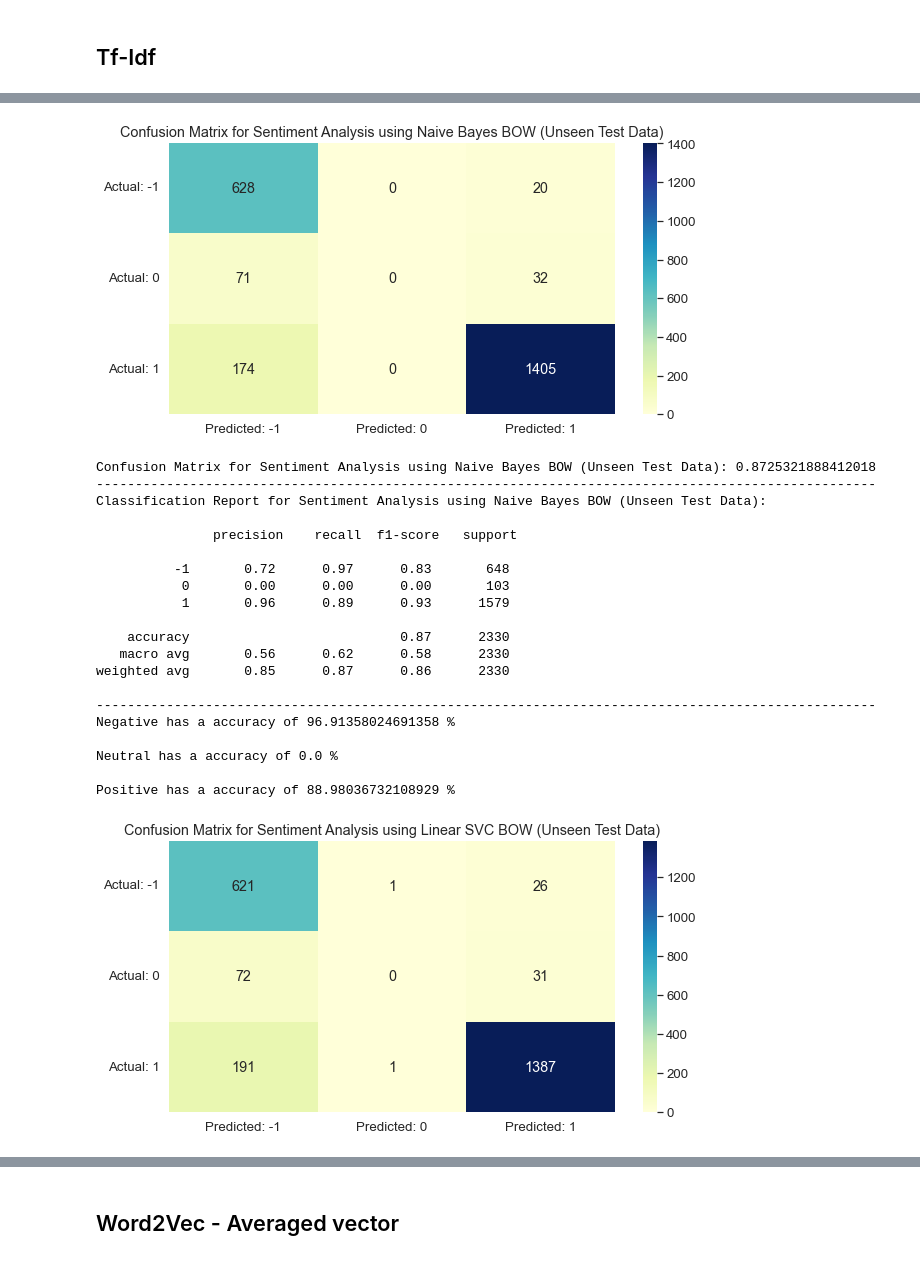
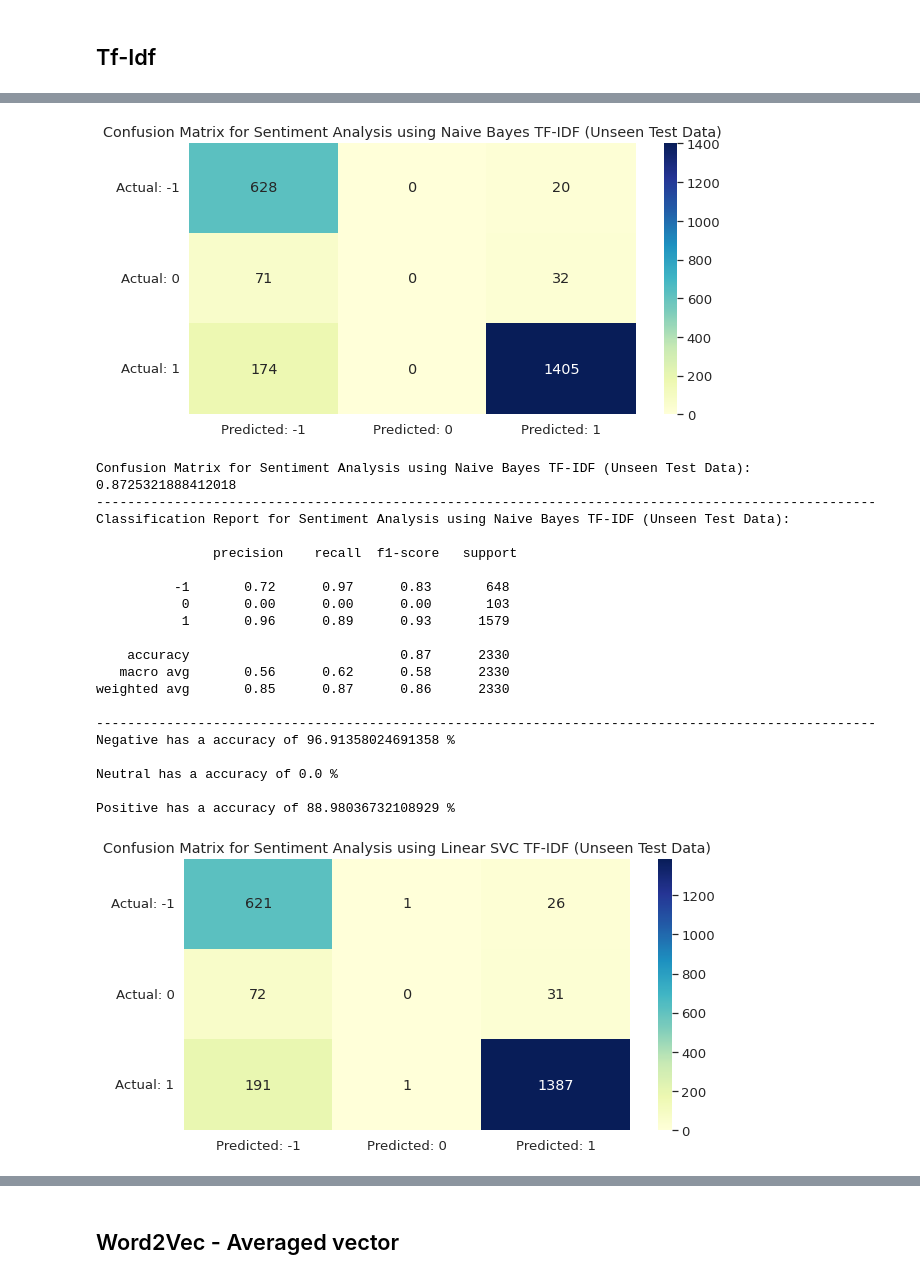
Before and after one commit to GxTeo/CZ-CE4045_NLP_Group_12, a Jupyter notebook: classification_GX.ipynb, the cells around one changed output, grey strips where cells are left out. Drawn from its saved outputs; the diff is of its cells as text; code cells hidden in the pictures.

```diff
--- a/classification_GX.ipynb
+++ b/classification_GX.ipynb
@@ -162,5 +216,5 @@ test_df = pd.concat(df_list,ignore_index=True)
 # %%
-test_df.drop(columns = ['Unnamed: 0.1', 'Unnamed: 0', 'Unnamed: 0.2'], inplace = True)
+test_df.drop(columns = ['Unnamed: 0.1', 'Unnamed: 0'], inplace = True)
 test_df
 # %% [output]
 |  | productAsin | ratingScore | reviewTitle | reviewReaction | reviewDescription | isVerified | category | ... |
@@ -490,7 +536,7 @@ Linear SVC
 # %%
 # Support vector machine
 def Linear_SVC_model(X_train, Y_train):
-    Linear_SVC_mod = LinearSVC(max_iter=3000)
+    Linear_SVC_mod = LinearSVC(max_iter=5000)
     Linear_SVC_mod.fit(X_train, Y_train)
 
     return Linear_SVC_mod
@@ -588,12 +677,12 @@ unseen_Logistic_Regression_tfidf_prediction = Logistic_Regression_tfidf.predict(
 # %%
-plot_confusion_matrix(unseen_Y_test, unseen_naive_bayes_tfidf_prediction, "Naive Bayes BOW (Unseen Test Data)")
-plot_confusion_matrix(unseen_Y_test,  unseen_Linear_SVC_tfidf_prediction, "Linear SVC BOW (Unseen Test Data)")
-plot_confusion_matrix(unseen_Y_test,  unseen_Logistic_Regression_tfidf_prediction, "Logistic Regression BOW (Unseen Test Data)")
+plot_confusion_matrix(unseen_Y_test, unseen_naive_bayes_tfidf_prediction, "Naive Bayes TF-IDF (Unseen Test Data)")
+plot_confusion_matrix(unseen_Y_test,  unseen_Linear_SVC_tfidf_prediction, "Linear SVC TF-IDF (Unseen Test Data)")
+plot_confusion_matrix(unseen_Y_test,  unseen_Logistic_Regression_tfidf_prediction, "Logistic Regression TF-IDF (Unseen Test Data)")
 # %% [output]
-[figure, old version]
+[figure, new version]
-Confusion Matrix for Sentiment Analysis using Naive Bayes BOW (Unseen Test Data): 0.8725321888412018
+Confusion Matrix for Sentiment Analysis using Naive Bayes TF-IDF (Unseen Test Data): 0.8725321888412018
 ----------------------------------------------------------------------------------------------------
-Classification Report for Sentiment Analysis using Naive Bayes BOW (Unseen Test Data):
+Classification Report for Sentiment Analysis using Naive Bayes TF-IDF (Unseen Test Data):
 
                precision    recall  f1-score   support
 
@@ -611,4 +700,4 @@ Negative has a accuracy of 96.91358024691358 %
 Neutral has a accuracy of 0.0 %
 
 Positive has a accuracy of 88.98036732108929 %
-[figure, old version]
+[figure, new version]
```
Also changed, not shown: parts of 64 cells of this notebook.
